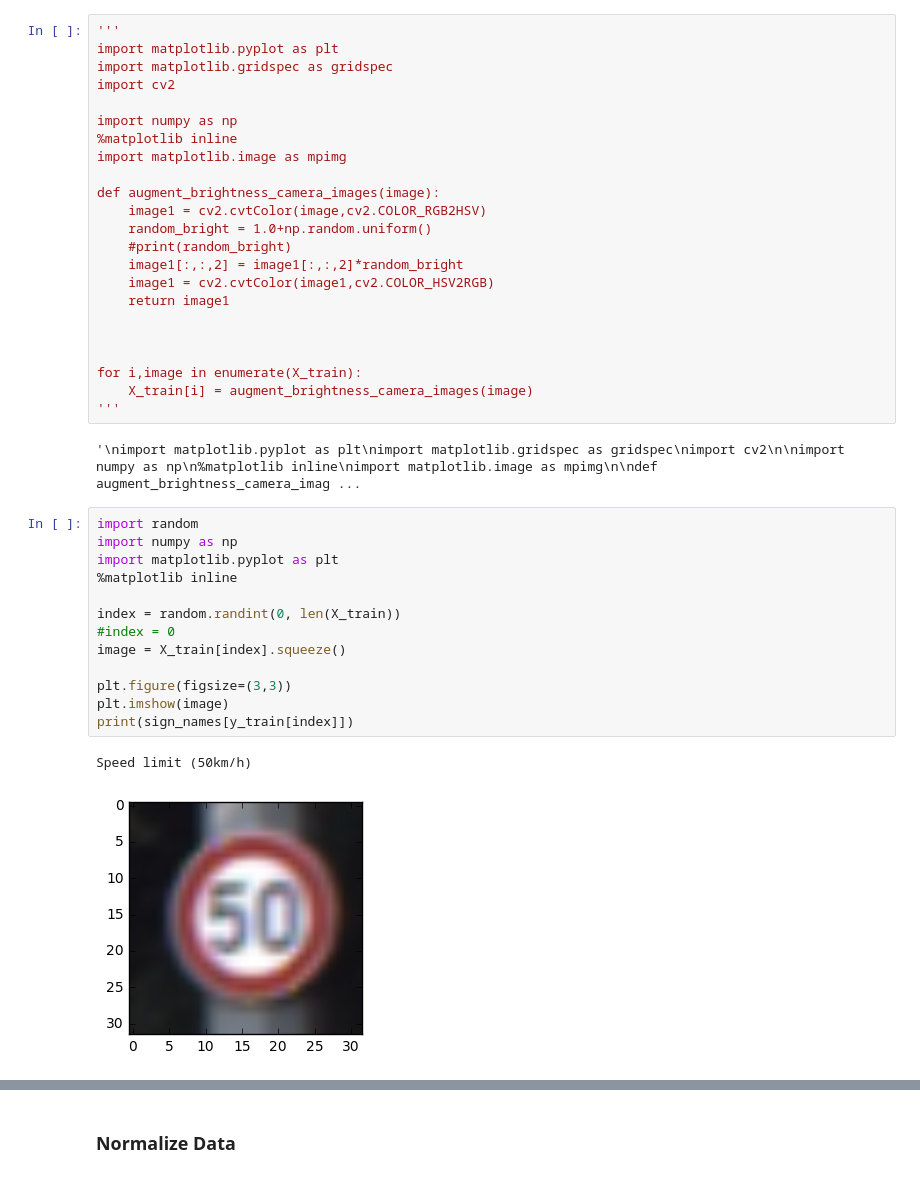
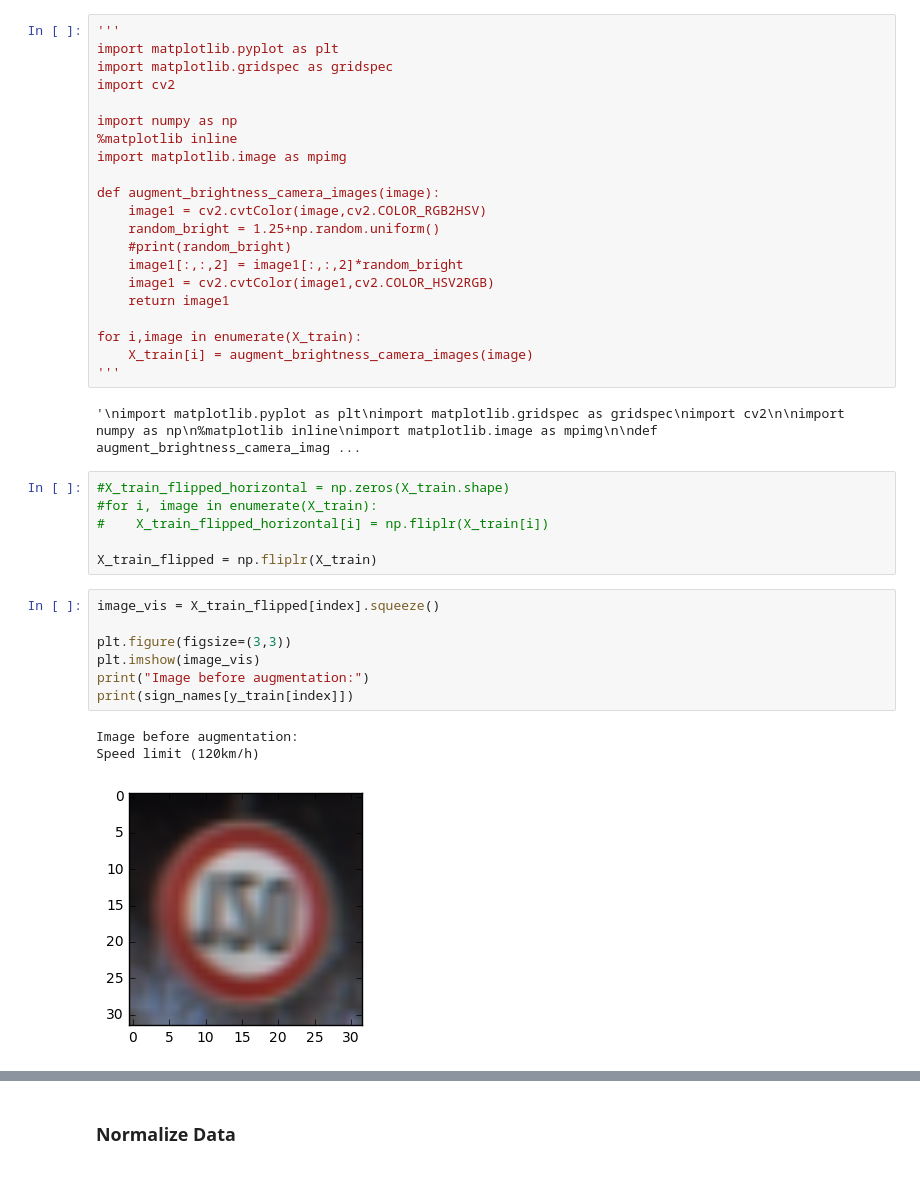
Before and after one commit to tevisgehr/Tevis_Self_Driving_Car_Nanodegree_Udacity, a Jupyter notebook: Traffic-Sign-Classifier-Project2/Traffic_Sign_Classifier.ipynb, the cells around one changed output, grey strips where cells are left out. Cells and saved outputs as stored; diff of their text form.

```diff
--- a/Traffic-Sign-Classifier-Project2/Traffic_Sign_Classifier.ipynb
+++ b/Traffic-Sign-Classifier-Project2/Traffic_Sign_Classifier.ipynb
@@ -139,32 +184,31 @@ import matplotlib.image as mpimg
 
 def augment_brightness_camera_images(image):
     image1 = cv2.cvtColor(image,cv2.COLOR_RGB2HSV)
-    random_bright = 1.0+np.random.uniform()
+    random_bright = 1.25+np.random.uniform()
     #print(random_bright)
     image1[:,:,2] = image1[:,:,2]*random_bright
     image1 = cv2.cvtColor(image1,cv2.COLOR_HSV2RGB)
     return image1
 
-
-
 for i,image in enumerate(X_train):
     X_train[i] = augment_brightness_camera_images(image)
 '''
 # %% [output]
 '\nimport matplotlib.pyplot as plt\nimport matplotlib.gridspec as gridspec\nimport cv2\n\nimport numpy as np\n%matplotlib inline\nimport matplotlib.image as mpimg\n\ndef augment_brightness_camera_imag ...
+# %%
+#X_train_flipped_horizontal = np.zeros(X_train.shape)
+#for i, image in enumerate(X_train):
+#    X_train_flipped_horizontal[i] = np.fliplr(X_train[i])
+
+X_train_flipped = np.fliplr(X_train)
 # %%
-import random
-import numpy as np
-import matplotlib.pyplot as plt
-%matplotlib inline
-
-index = random.randint(0, len(X_train))
-#index = 0
-image = X_train[index].squeeze()
+image_vis = X_train_flipped[index].squeeze()
 
 plt.figure(figsize=(3,3))
-plt.imshow(image)
+plt.imshow(image_vis)
+print("Image before augmentation:")
 print(sign_names[y_train[index]])
 # %% [output]
-Speed limit (50km/h)
+Image before augmentation:
+Speed limit (120km/h)
-[figure, old version]
+[figure, new version]
```
Also changed, not shown: parts of 10 cells of this notebook.
